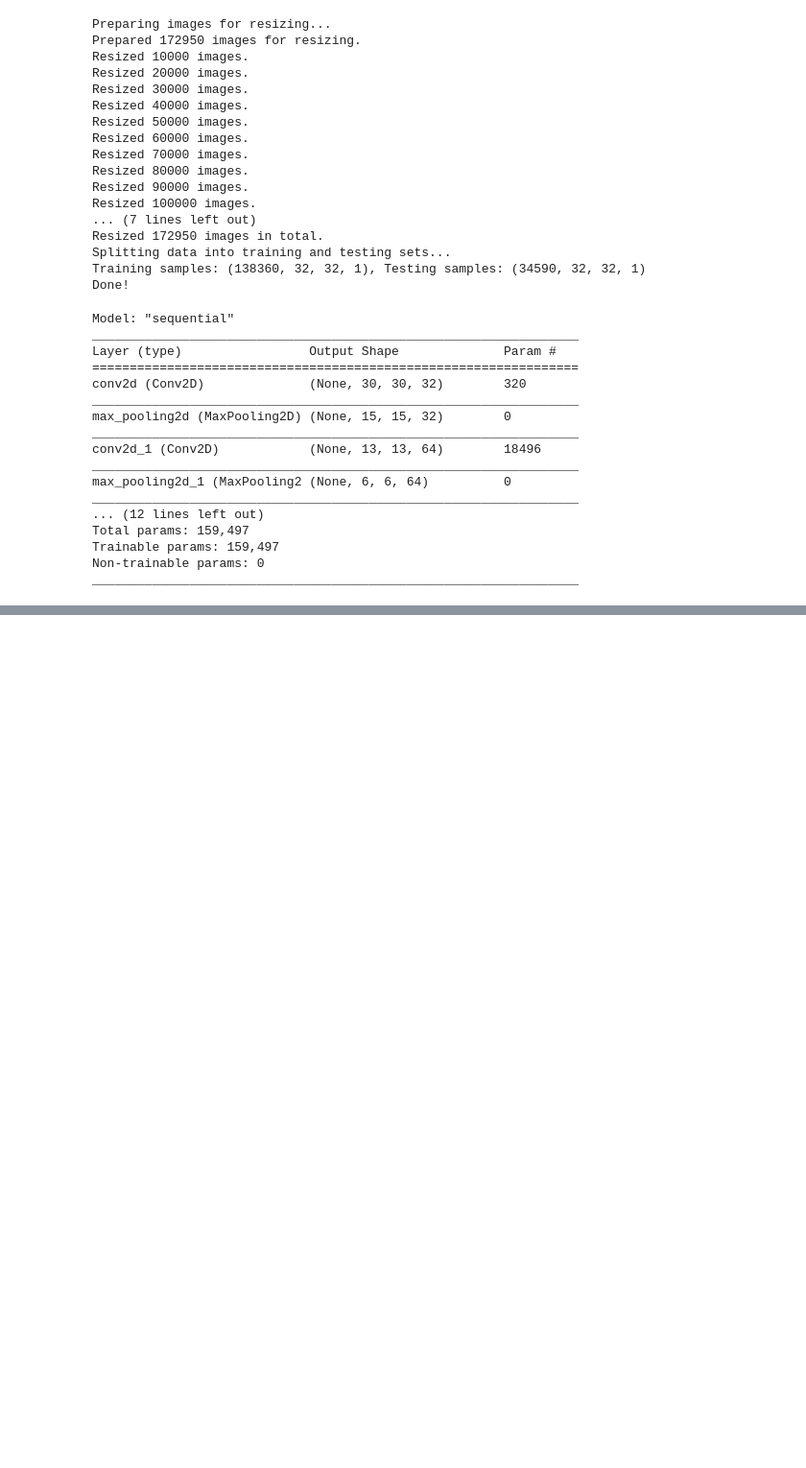
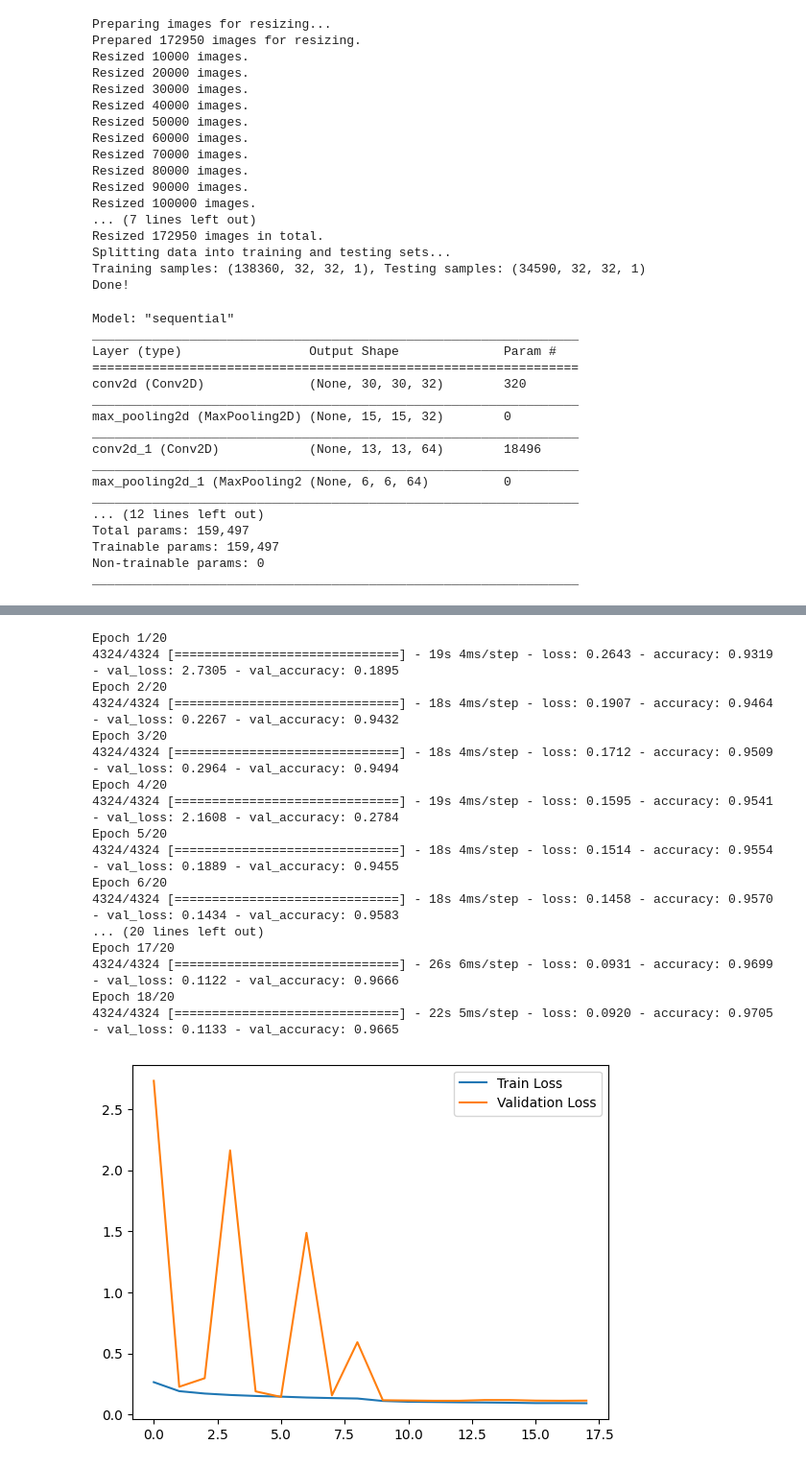
Before and after one commit to dalver99/WaferMap, a Jupyter notebook: code/wafermap.ipynb, the cells around one changed output, grey strips where cells are left out. Shown: that part at 96% size. Drawn from its saved outputs; the diff is of its cells as text; code cells hidden in the pictures; blank space fills up the shorter version.

Commit message:
works with GPU on tensorflow 2.6, more models

```diff
--- a/code/wafermap.ipynb
+++ b/code/wafermap.ipynb
@@ -562,3 +540,30 @@ Total params: 159,497
 Trainable params: 159,497
 Non-trainable params: 0
 _________________________________________________________________
+# %%
+from tensorflow.keras.models import Sequential
+from tensorflow.keras.layers import Conv2D, MaxPooling2D, Flatten, Dense, Dropout, BatchNormalization
+
+# Define the CNN model
+model2 = Sequential([
+    Conv2D(32, (3,3), activation='relu', input_shape=(32, 32, 1)),
+    MaxPooling2D(pool_size=(2,2)),
+
+    Conv2D(64, (3,3), activation='relu'),
+    BatchNormalization(),
+    MaxPooling2D(pool_size=(2,2)),
+
+    Conv2D(128, (3,3), activation='relu'),
+    BatchNormalization(),
+    MaxPooling2D(pool_size=(2,2)),
+
+    Flatten(),
+    Dense(128, activation='relu'),
+    Dropout(0.5),
+    Dense(y.shape[1], activation='softmax')  # Output layer with softmax
+])
+
+
+# Compile the model
+model2.compile(optimizer='adam', loss='categorical_crossentropy', metrics=['accuracy'])
+model2.summary()
@@ -598,0 +674,37 @@ Epoch 11/20
+# %%
+from tensorflow.keras.callbacks import EarlyStopping, ModelCheckpoint, ReduceLROnPlateau
+
+early_stopping = EarlyStopping(monitor='val_loss', patience=5, restore_best_weights=True)
+model2_checkpoint = ModelCheckpoint('./best_model2.h5', monitor='val_loss', save_best_only=True)
+reduce_lr = ReduceLROnPlateau(monitor='val_loss', factor=0.1, patience=3, min_lr=0.00001)
+
+with tf.device('/gpu:0'):
+    history2 = model2.fit(X_train, y_train, epochs=20, batch_size=32,
+                        validation_data=(X_test, y_test),
+                        callbacks=[early_stopping, model2_checkpoint, reduce_lr])
+
+# plt.plot(history.history['accuracy'], label='Train Accuracy')
+# plt.plot(history.history['val_accuracy'], label='Test Accuracy')
+plt.plot(history2.history['loss'], label='Train Loss')
+plt.plot(history2.history['val_loss'], label='Validation Loss')
+plt.legend()
+plt.show()
+# %% [output]
+Epoch 1/20
+4324/4324 [==============================] - 19s 4ms/step - loss: 0.2643 - accuracy: 0.9319 - val_loss: 2.7305 - val_accuracy: 0.1895
+Epoch 2/20
+4324/4324 [==============================] - 18s 4ms/step - loss: 0.1907 - accuracy: 0.9464 - val_loss: 0.2267 - val_accuracy: 0.9432
+Epoch 3/20
+4324/4324 [==============================] - 18s 4ms/step - loss: 0.1712 - accuracy: 0.9509 - val_loss: 0.2964 - val_accuracy: 0.9494
+Epoch 4/20
+4324/4324 [==============================] - 19s 4ms/step - loss: 0.1595 - accuracy: 0.9541 - val_loss: 2.1608 - val_accuracy: 0.2784
+Epoch 5/20
+4324/4324 [==============================] - 18s 4ms/step - loss: 0.1514 - accuracy: 0.9554 - val_loss: 0.1889 - val_accuracy: 0.9455
+Epoch 6/20
+4324/4324 [==============================] - 18s 4ms/step - loss: 0.1458 - accuracy: 0.9570 - val_loss: 0.1434 - val_accuracy: 0.9583
+... (20 lines left out)
+Epoch 17/20
+4324/4324 [==============================] - 26s 6ms/step - loss: 0.0931 - accuracy: 0.9699 - val_loss: 0.1122 - val_accuracy: 0.9666
+Epoch 18/20
+4324/4324 [==============================] - 22s 5ms/step - loss: 0.0920 - accuracy: 0.9705 - val_loss: 0.1133 - val_accuracy: 0.9665
+[figure, added]
```
Also changed, not shown: parts of 13 cells of this notebook, 3 other files.
